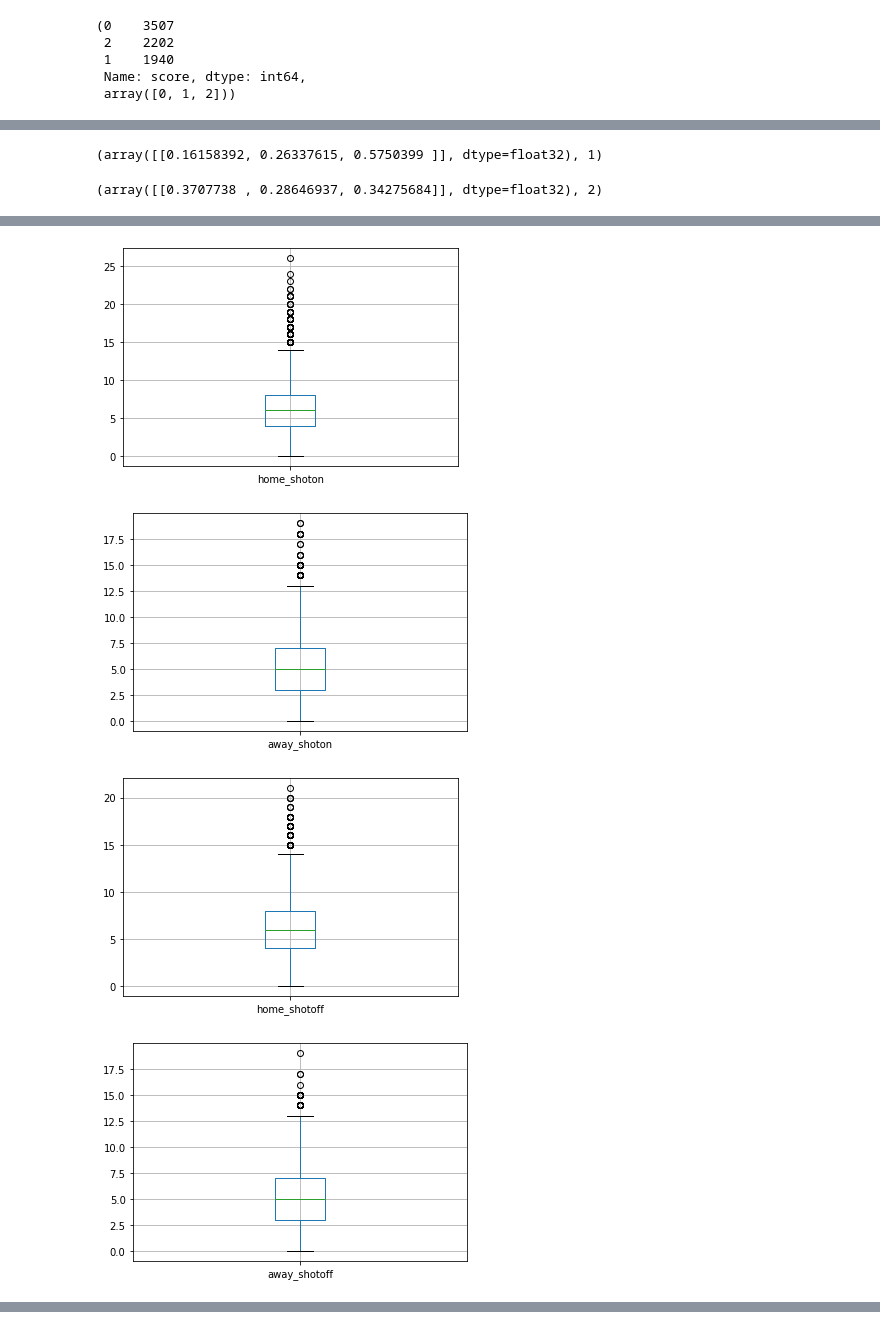
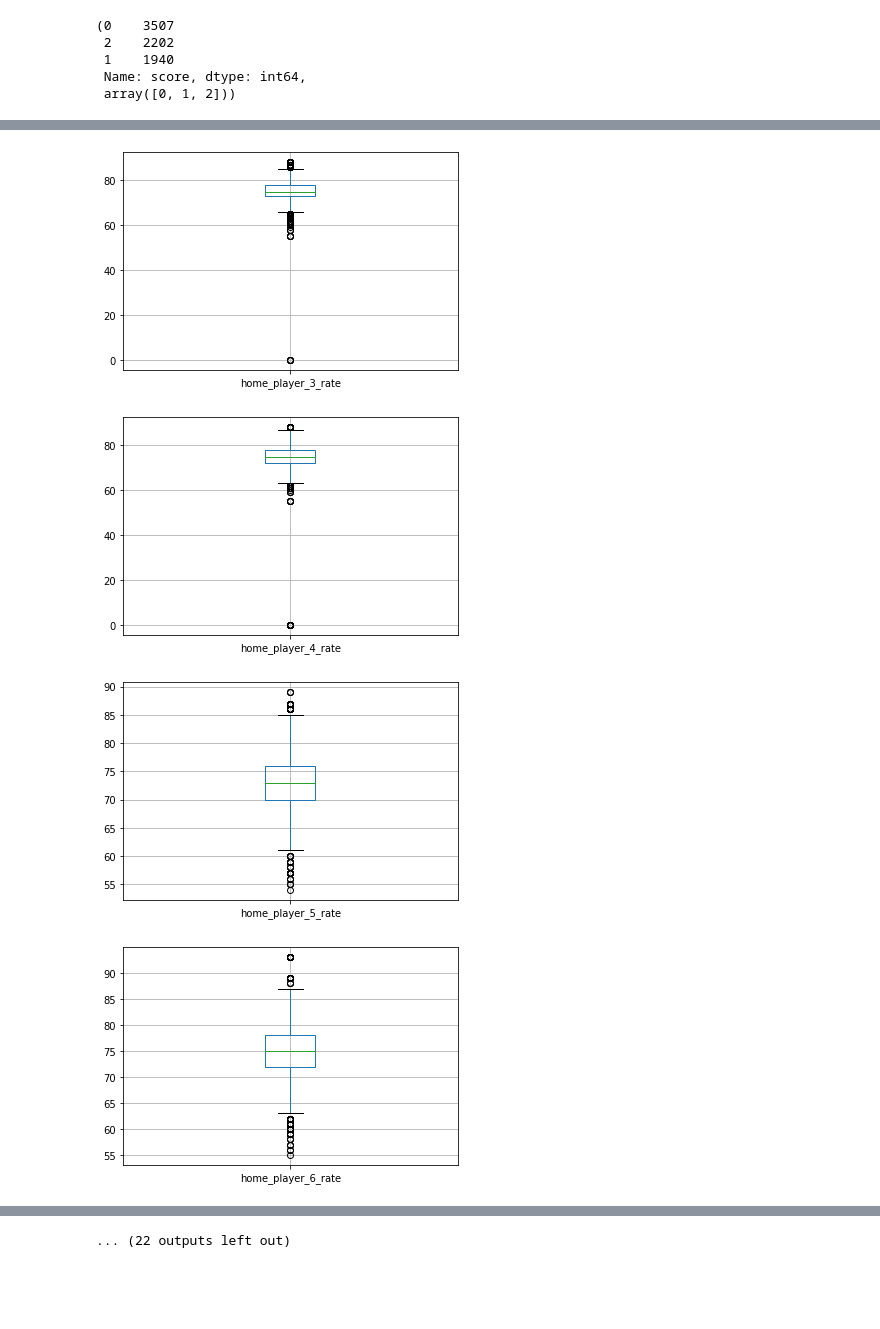
Before and after one commit to OlivierPaulo/Football_Bet, a Jupyter notebook: notebooks/data-analysis.ipynb, the cells around one changed output, grey strips where cells are left out. Saved outputs shown, nothing was run; the diff lists cells and outputs as text; code cells hidden in the pictures; blank space fills up the shorter version.

```diff
--- a/notebooks/data-analysis.ipynb
+++ b/notebooks/data-analysis.ipynb
@@ -338,7 +376,7 @@ Data columns (total 41 columns):
 dtypes: float64(22), int64(9), object(10)
 memory usage: 5.1+ MB
 # %%
-relevant_match["score"] = pd.Series()
+relevant_match["score"] = pd.Series(dtype='int64')
 
 for ix, row in relevant_match.iterrows():
     if row["home_team_goal"] > row["away_team_goal"]:
@@ -815,0 +896,5 @@ relevant_match
+# %%
+def players_rating(s):
+    if player_df[player_df["player_api_id"] == s].empty:
+        return 0
+    return int(player_df[player_df["player_api_id"] == s]["overall_rating"])
@@ -815,0 +933,9 @@ relevant_match
+# %%
+for i in range(1,12):
+    relevant_match["home_player_"+str(i)] = relevant_match["home_player_"+str(i)].apply(lambda s: int(s))
+    relevant_match["away_player_"+str(i)] = relevant_match["away_player_"+str(i)].apply(lambda s: int(s))
+# %%
+for i in range(1,12):
+    relevant_match["home_player_"+str(i)+"_rate"] = relevant_match["home_player_"+str(i)].apply(players_rating)
+for i in range(1,12):
+    relevant_match["away_player_"+str(i)+"_rate"] = relevant_match["away_player_"+str(i)].apply(players_rating)
@@ -1240,16 +1397,12 @@ array([[0.09871254, 0.21001911, 0.6912684 ]], dtype=float32)
-# %%
-model.predict(r_scaler.transform([final_df.loc[1728, features]])), final_df.loc[1728, "score"]
-# %% [output]
-(array([[0.16158392, 0.26337615, 0.5750399 ]], dtype=float32), 1)
-# %%
-model.predict(r_scaler.transform([final_df.loc[1730, features]])), final_df.loc[1730, "score"]
-# %% [output]
-(array([[0.3707738 , 0.28646937, 0.34275684]], dtype=float32), 2)
 # %%
-features = ['home_poss', 'away_poss', 'home_shoton',
-        'away_shoton', 'home_shotoff', 'away_shotoff', 'home_foulcommit',
-        'away_foulcommit', 'home_card', 'away_card', 'home_cross', 'away_cross',
-        'home_corner', 'away_corner']
+features = ['home_player_1_rate','home_player_2_rate', 'home_player_3_rate', 'home_player_4_rate',
+              'home_player_5_rate', 'home_player_6_rate', 'home_player_7_rate', 'home_player_8_rate',
+              'home_player_9_rate', 'home_player_10_rate','home_player_11_rate', 'home_poss',
+              'home_shoton', 'home_shotoff', 'home_foulcommit', 'home_card', 'home_cross',
+              'away_player_1_rate', 'away_player_2_rate', 'away_player_3_rate', 'away_player_4_rate',
+              'away_player_5_rate', 'away_player_6_rate', 'away_player_7_rate', 'away_player_8_rate',
+              'away_player_9_rate', 'away_player_10_rate', 'away_player_11_rate','away_poss', 'away_shoton',
+              'away_shotoff', 'away_foulcommit', 'away_card', 'away_corner']
 
 target = 'score'
 
@@ -1262,4 +1415,4 @@ for feature in features:
-[figure, old version]
+[figure, new version]
-[figure, old version]
+[figure, new version]
-[figure, old version]
+[figure, new version]
-[figure, old version]
+[figure, new version]
@@ -1273,0 +1425 @@ for feature in features:
+... (22 outputs left out)
```
Also changed, not shown: parts of 83 cells of this notebook, 1 other file.
